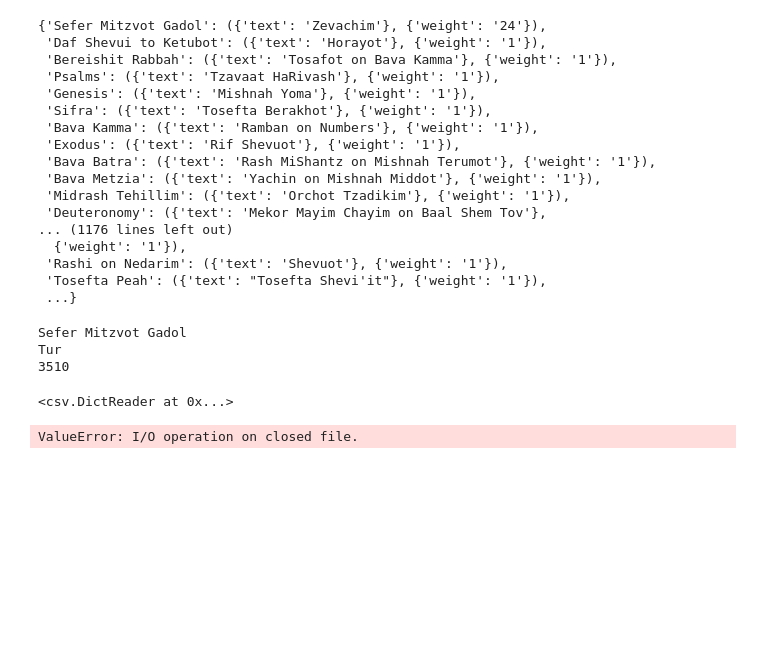
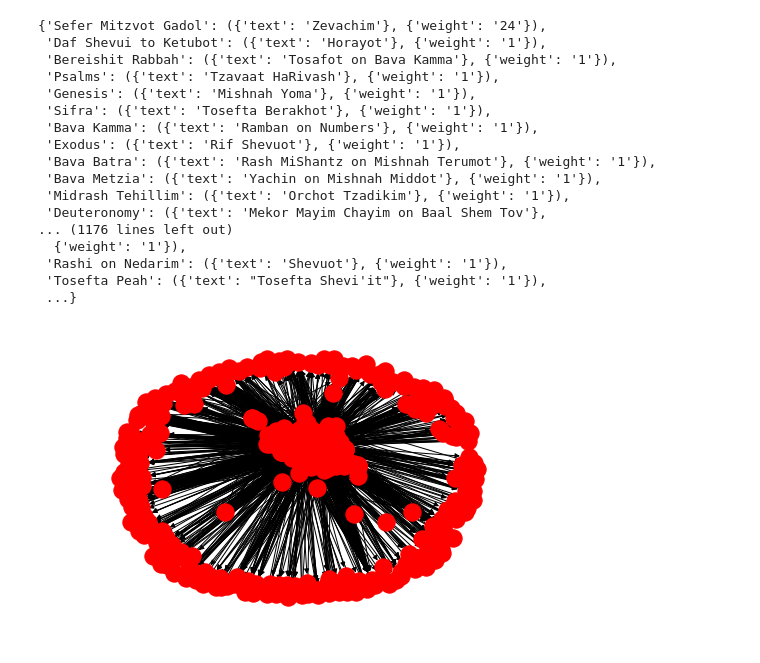
Before and after one commit to clarkdatalabs/bibliometric_networks, a Jupyter notebook: sefaria_network.ipynb, the cells around one changed output. Drawn from its saved outputs; the diff is of its cells as text; code cells hidden in the pictures; blank space fills up the shorter version.

```diff
--- a/sefaria_network.ipynb
+++ b/sefaria_network.ipynb
@@ -46,7 +86,0 @@ x = ([('Text 1', 'Sefer Mitzvot Gadol'), ('Text 2', 'Tur'), ('Link Count', '3510
-# %%
-for i in x:
-    print(i[1])
-# %% [output]
-Sefer Mitzvot Gadol
-Tur
-3510
@@ -56,12 +105,7 @@ Tur
 # OrderedDict([('Text 1', 'Daf Shevui to Ketubot'), ('Text 2', 'Ketubot'), ('Link Count', '2827')])
 # OrderedDict([('Text 1', 'Bereishit Rabbah'), ('Text 2', 'Genesis'), ('Link Count', '2321')])
 # OrderedDict([('Text 1', 'Sefer Mitzvot Gadol'), ('Text 2', 'Shulchan Arukh, Choshen Mishpat'), ('Link Count', '2271')])
-# %%
-reader
-# %% [output]
-<csv.DictReader at 0x...>
-# %%
-for i in reader:
-    print(i)
-# %% [output]
-ValueError: I/O operation on closed file.
+# %%
+nx.draw(DG)
+# %% [output]
+[figure, added]
```
Also changed, not shown: parts of 15 cells of this notebook.
